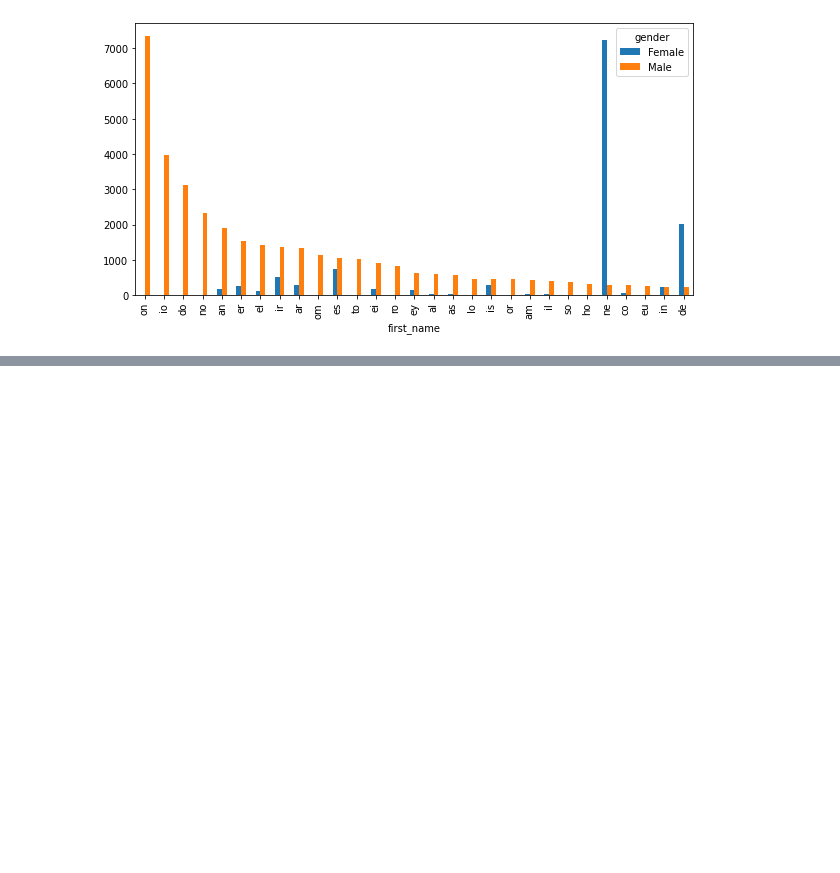
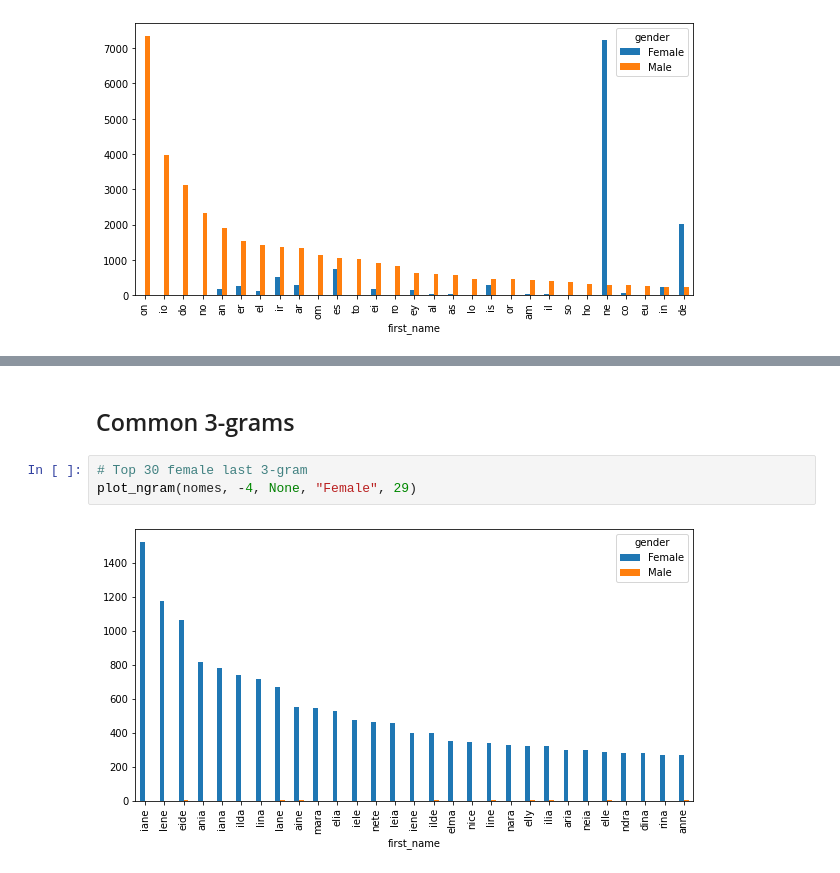
Before and after one commit to meirelesff/ml-genderBR, a Jupyter notebook: notebooks/0_exploration.ipynb, the cells around one changed output, grey strips where cells are left out. Cells and saved outputs as stored; diff of their text form; blank space fills up the shorter version.

```diff
--- a/notebooks/0_exploration.ipynb
+++ b/notebooks/0_exploration.ipynb
@@ -69,0 +82,7 @@ plot_ngram(nomes, -2, None, "Male", 29)
+# %% [markdown]
+## Common 3-grams
+# %%
+# Top 30 female last 3-gram
+plot_ngram(nomes, -4, None, "Female", 29)
+# %% [output]
+[figure, added]
```
Also changed, not shown: parts of 9 cells of this notebook, 1 other file.
